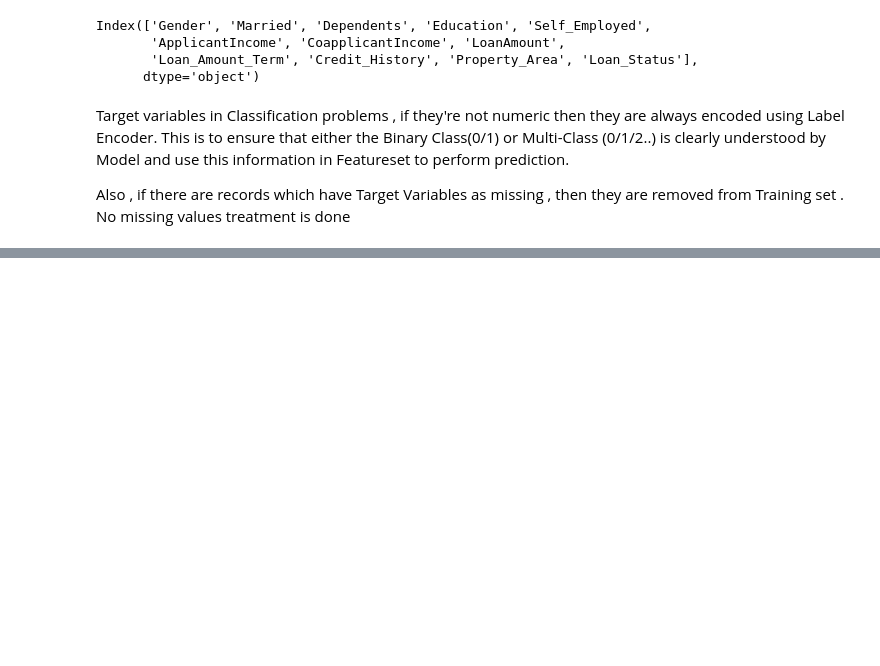
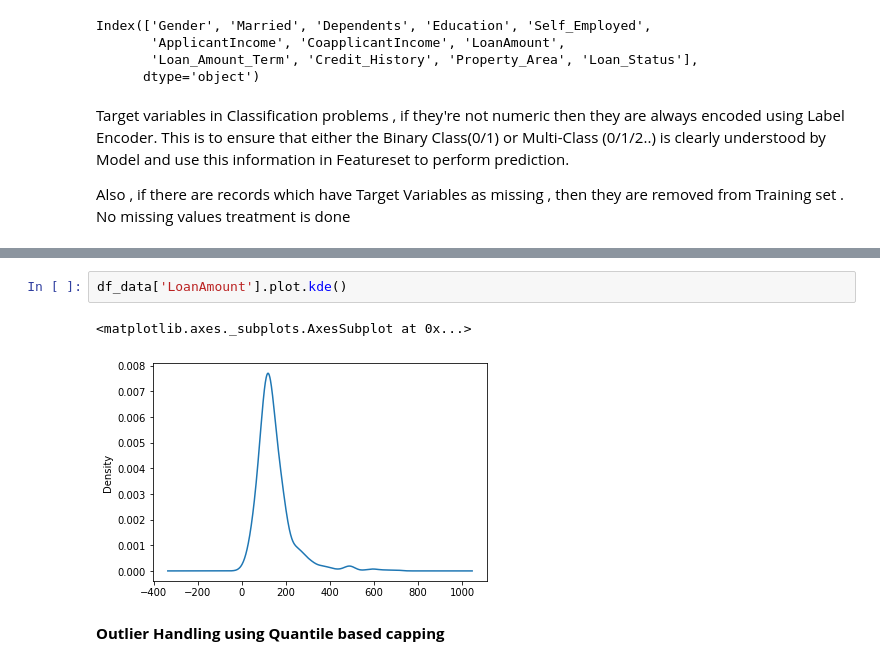
Before and after one commit to leetanshaj/MachineLearning, a Jupyter notebook: ML_ModelBuilding_playbook.ipynb, the cells around one changed output, grey strips where cells are left out. Drawn from its saved outputs; the diff is of its cells as text; blank space fills up the shorter version.

```diff
--- a/ML_ModelBuilding_playbook.ipynb
+++ b/ML_ModelBuilding_playbook.ipynb
@@ -107,0 +165,7 @@ Also , if there are records which have Target Variables as missing , then they a
+# %%
+df_data['LoanAmount'].plot.kde()
+# %% [output]
+<matplotlib.axes._subplots.AxesSubplot at 0x...>
+[figure, added]
+# %% [markdown]
+**Outlier Handling using Quantile based capping**
```
Also changed, not shown: parts of 64 cells of this notebook.
